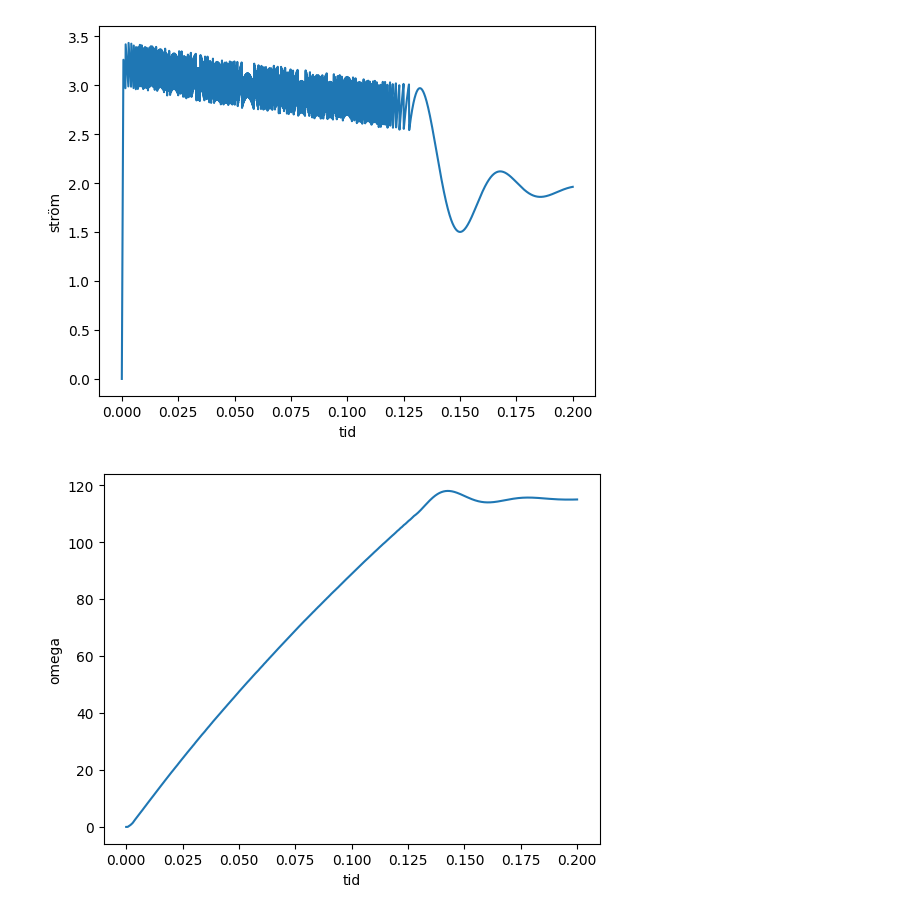
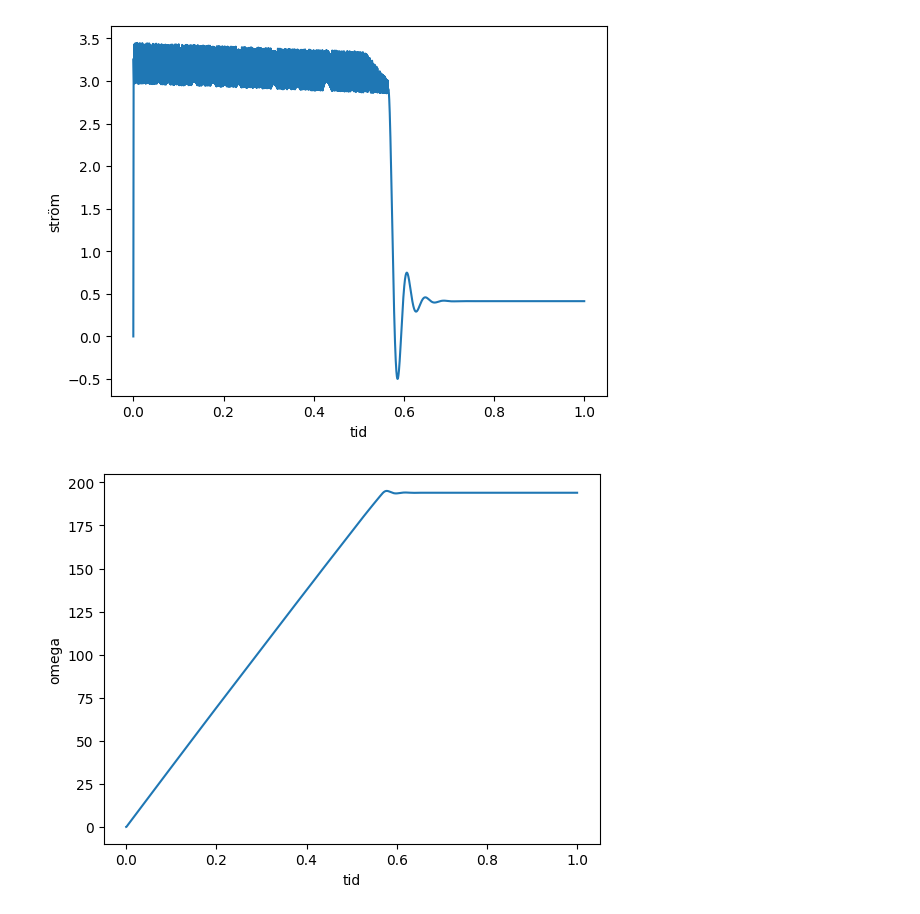
Before and after one commit to wingez/chalmers_machine_learning, a Jupyter notebook: system/gustav_jonathan.ipynb, the cells around one changed output. Saved outputs shown, nothing was run; the diff lists cells and outputs as text; code cells hidden in the pictures.

```diff
--- a/system/gustav_jonathan.ipynb
+++ b/system/gustav_jonathan.ipynb
@@ -5,24 +5,24 @@ import matplotlib.pyplot as plt
 from system.model import simulate
 # %%
 
-result = simulate(seconds=0.2, target_current=3)
+result = simulate(seconds=1, max_current=3, m=5, target_omega=200)
 
 
 
 #plt.subplot(5,1,1)
 plt.plot(result.time,result.current,)
 plt.xlabel("tid")
 plt.ylabel("ström")
 plt.show()
 # %% [output]
-[figure, old version]
+[figure, new version]
 # %%
 plt.plot(result.time,result.omega,)
 plt.xlabel('tid')
 plt.ylabel("omega")
 plt.show()
 # %% [output]
-[figure, old version]
+[figure, new version]
 # %%
 plt.plot(result.time,result.pos,)
 plt.xlabel('tid')
```
Also changed, not shown: parts of 4 cells of this notebook, 1 other file.
